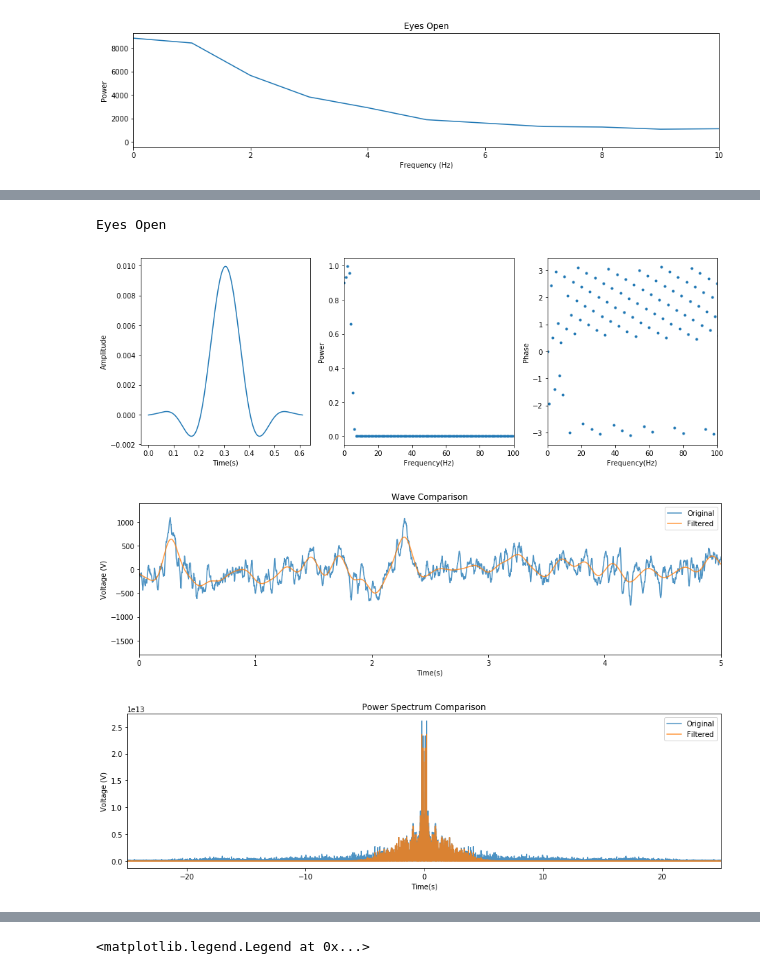
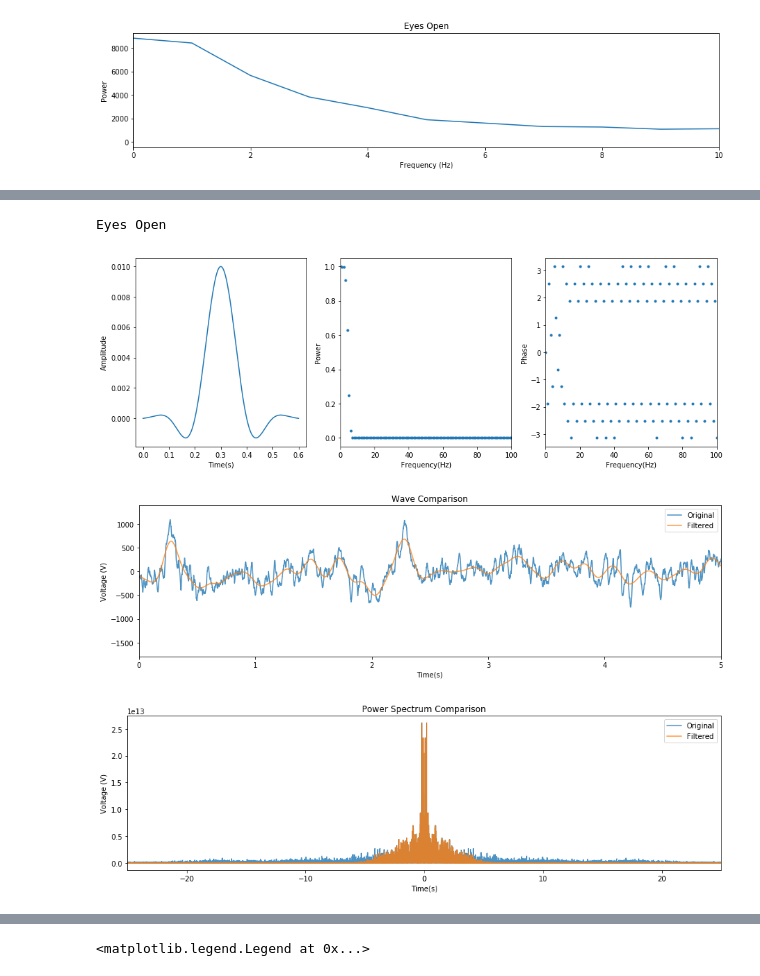
Before and after one commit to ajkeamy/Monkey_Analysis, a Jupyter notebook: Final_Project.ipynb, the cells around one changed output, grey strips where cells are left out. Saved outputs shown, nothing was run; the diff lists cells and outputs as text; code cells hidden in the pictures.

```diff
--- a/Final_Project.ipynb
+++ b/Final_Project.ipynb
@@ -233,8 +223,7 @@ lfp_filt = np.convolve(anes, filt_coefs, mode='same')
 # %%
-cutoff2 = 3
-cutoff = 0.1
-pass_zero=False
-anes_filt = doeverything(anes,cutoff=cutoff,pass_zero=pass_zero,cutoff2=cutoff2)
+cutoff = 3
+pass_zero=True
+anes_filt = doeverything(anes,cutoff=cutoff,pass_zero=pass_zero)
 print('Anesthesized')
 # %% [output]
 Anesthesized
@@ -244,10 +233,10 @@ Anesthesized
 # %%
-cutoff2 = 5
-open_filt = doeverything(eyesopen,cutoff=cutoff,pass_zero=pass_zero,cutoff2=cutoff2)
+cutoff = 5
+open_filt = doeverything(eyesopen,cutoff=cutoff,pass_zero=pass_zero)
 print('Eyes Open')
 # %% [output]
 Eyes Open
-[figure, old version]
+[figure, new version]
 [figure]
-[figure, old version]
+[figure, new version]
 # %%
```
Also changed, not shown: parts of 4 cells of this notebook.
